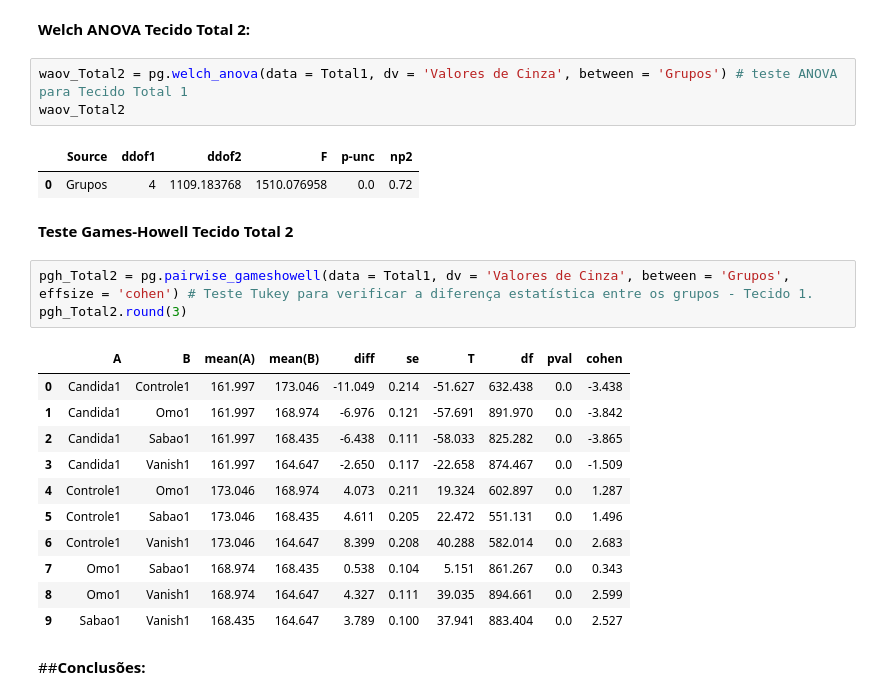
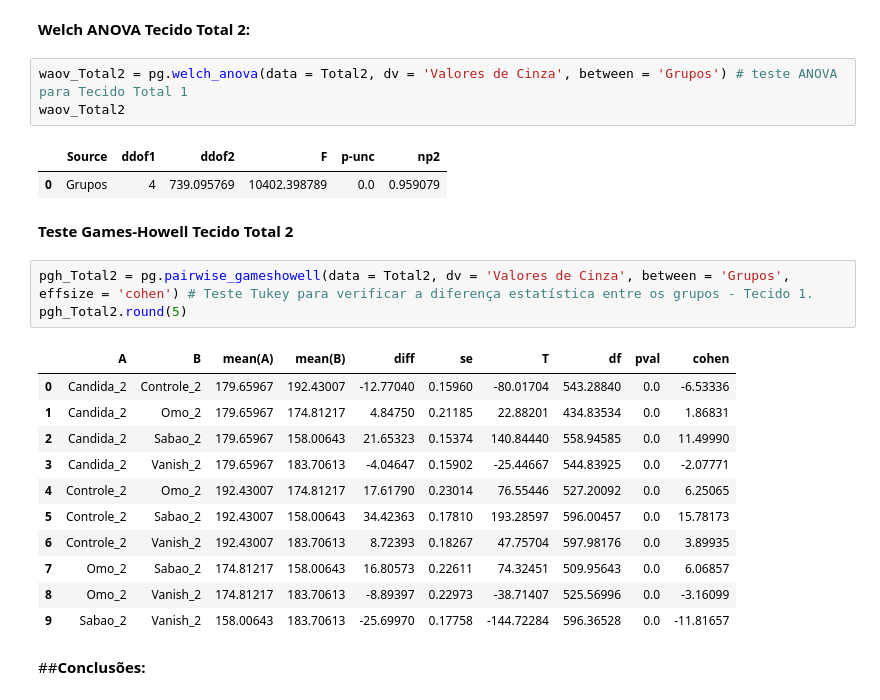
Before and after one commit to brdacunha/BECN, a Jupyter notebook: Valores_de_Cinza_BECN.ipynb, the cells around one changed output. Cells and saved outputs as stored; diff of their text form.

```diff
--- a/Valores_de_Cinza_BECN.ipynb
+++ b/Valores_de_Cinza_BECN.ipynb
@@ -94,27 +98,27 @@ pg.homoscedasticity(Total2, dv = 'Valores de Cinza', group= 'Grupos', method = '
 # %% [markdown]
 **Welch ANOVA Tecido Total 2:**
 # %%
-waov_Total2 = pg.welch_anova(data = Total1, dv = 'Valores de Cinza', between = 'Grupos') # teste ANOVA para Tecido Total 1
+waov_Total2 = pg.welch_anova(data = Total2, dv = 'Valores de Cinza', between = 'Grupos') # teste ANOVA para Tecido Total 1
 waov_Total2
 # %% [output]
 |  | Source | ddof1 | ddof2 | F | p-unc | np2 |
-| 0 | Grupos | 4 | 1109.183768 | 1510.076958 | 0.0 | 0.72 |
+| 0 | Grupos | 4 | 739.095769 | 10402.398789 | 0.0 | 0.959079 |
 # %% [markdown]
 **Teste Games-Howell Tecido Total 2**
 # %%
-pgh_Total2 = pg.pairwise_gameshowell(data = Total1, dv = 'Valores de Cinza', between = 'Grupos', effsize = 'cohen') # Teste Tukey para verificar a diferença estatística entre os grupos - Tecido 1.
-pgh_Total2.round(3)
+pgh_Total2 = pg.pairwise_gameshowell(data = Total2, dv = 'Valores de Cinza', between = 'Grupos', effsize = 'cohen') # Teste Tukey para verificar a diferença estatística entre os grupos - Tecido 1.
+pgh_Total2.round(5)
 # %% [output]
 |  | A | B | mean(A) | mean(B) | diff | se | T | df | pval | cohen |
-| 0 | Candida1 | Controle1 | 161.997 | 173.046 | -11.049 | 0.214 | -51.627 | 632.438 | 0.0 | -3.438 |
-| 1 | Candida1 | Omo1 | 161.997 | 168.974 | -6.976 | 0.121 | -57.691 | 891.970 | 0.0 | -3.842 |
-| 2 | Candida1 | Sabao1 | 161.997 | 168.435 | -6.438 | 0.111 | -58.033 | 825.282 | 0.0 | -3.865 |
-| 3 | Candida1 | Vanish1 | 161.997 | 164.647 | -2.650 | 0.117 | -22.658 | 874.467 | 0.0 | -1.509 |
-| 4 | Controle1 | Omo1 | 173.046 | 168.974 | 4.073 | 0.211 | 19.324 | 602.897 | 0.0 | 1.287 |
-| 5 | Controle1 | Sabao1 | 173.046 | 168.435 | 4.611 | 0.205 | 22.472 | 551.131 | 0.0 | 1.496 |
-| 6 | Controle1 | Vanish1 | 173.046 | 164.647 | 8.399 | 0.208 | 40.288 | 582.014 | 0.0 | 2.683 |
-| 7 | Omo1 | Sabao1 | 168.974 | 168.435 | 0.538 | 0.104 | 5.151 | 861.267 | 0.0 | 0.343 |
-| 8 | Omo1 | Vanish1 | 168.974 | 164.647 | 4.327 | 0.111 | 39.035 | 894.661 | 0.0 | 2.599 |
-| 9 | Sabao1 | Vanish1 | 168.435 | 164.647 | 3.789 | 0.100 | 37.941 | 883.404 | 0.0 | 2.527 |
+| 0 | Candida_2 | Controle_2 | 179.65967 | 192.43007 | -12.77040 | 0.15960 | -80.01704 | 543.28840 | 0.0 | -6.53336 |
+| 1 | Candida_2 | Omo_2 | 179.65967 | 174.81217 | 4.84750 | 0.21185 | 22.88201 | 434.83534 | 0.0 | 1.86831 |
+| 2 | Candida_2 | Sabao_2 | 179.65967 | 158.00643 | 21.65323 | 0.15374 | 140.84440 | 558.94585 | 0.0 | 11.49990 |
+| 3 | Candida_2 | Vanish_2 | 179.65967 | 183.70613 | -4.04647 | 0.15902 | -25.44667 | 544.83925 | 0.0 | -2.07771 |
+| 4 | Controle_2 | Omo_2 | 192.43007 | 174.81217 | 17.61790 | 0.23014 | 76.55446 | 527.20092 | 0.0 | 6.25065 |
+| 5 | Controle_2 | Sabao_2 | 192.43007 | 158.00643 | 34.42363 | 0.17810 | 193.28597 | 596.00457 | 0.0 | 15.78173 |
+| 6 | Controle_2 | Vanish_2 | 192.43007 | 183.70613 | 8.72393 | 0.18267 | 47.75704 | 597.98176 | 0.0 | 3.89935 |
+| 7 | Omo_2 | Sabao_2 | 174.81217 | 158.00643 | 16.80573 | 0.22611 | 74.32451 | 509.95643 | 0.0 | 6.06857 |
+| 8 | Omo_2 | Vanish_2 | 174.81217 | 183.70613 | -8.89397 | 0.22973 | -38.71407 | 525.56996 | 0.0 | -3.16099 |
+| 9 | Sabao_2 | Vanish_2 | 158.00643 | 183.70613 | -25.69970 | 0.17758 | -144.72284 | 596.36528 | 0.0 | -11.81657 |
 # %% [markdown]
 ##**Conclusões:**
```
Also changed, not shown: parts of 4 cells of this notebook.
